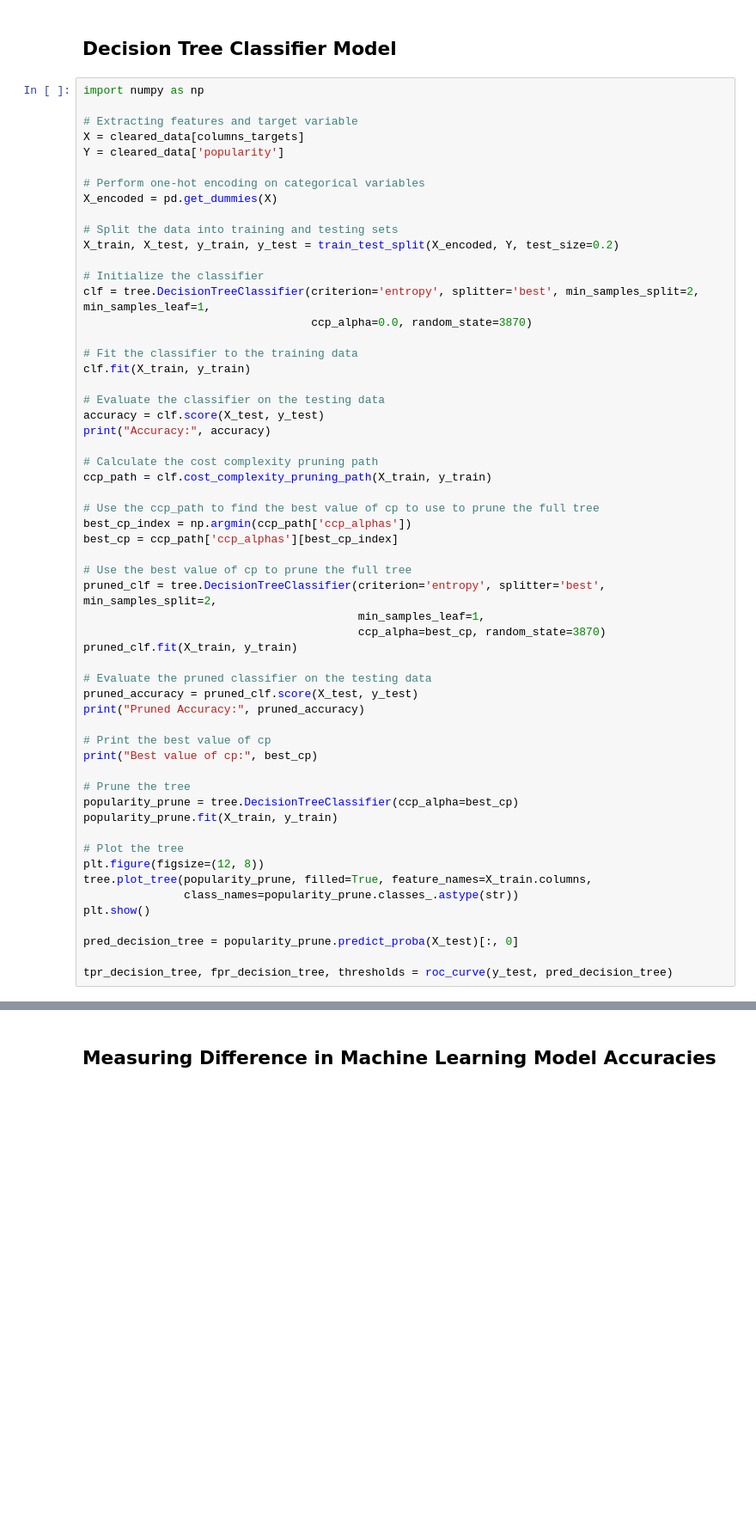
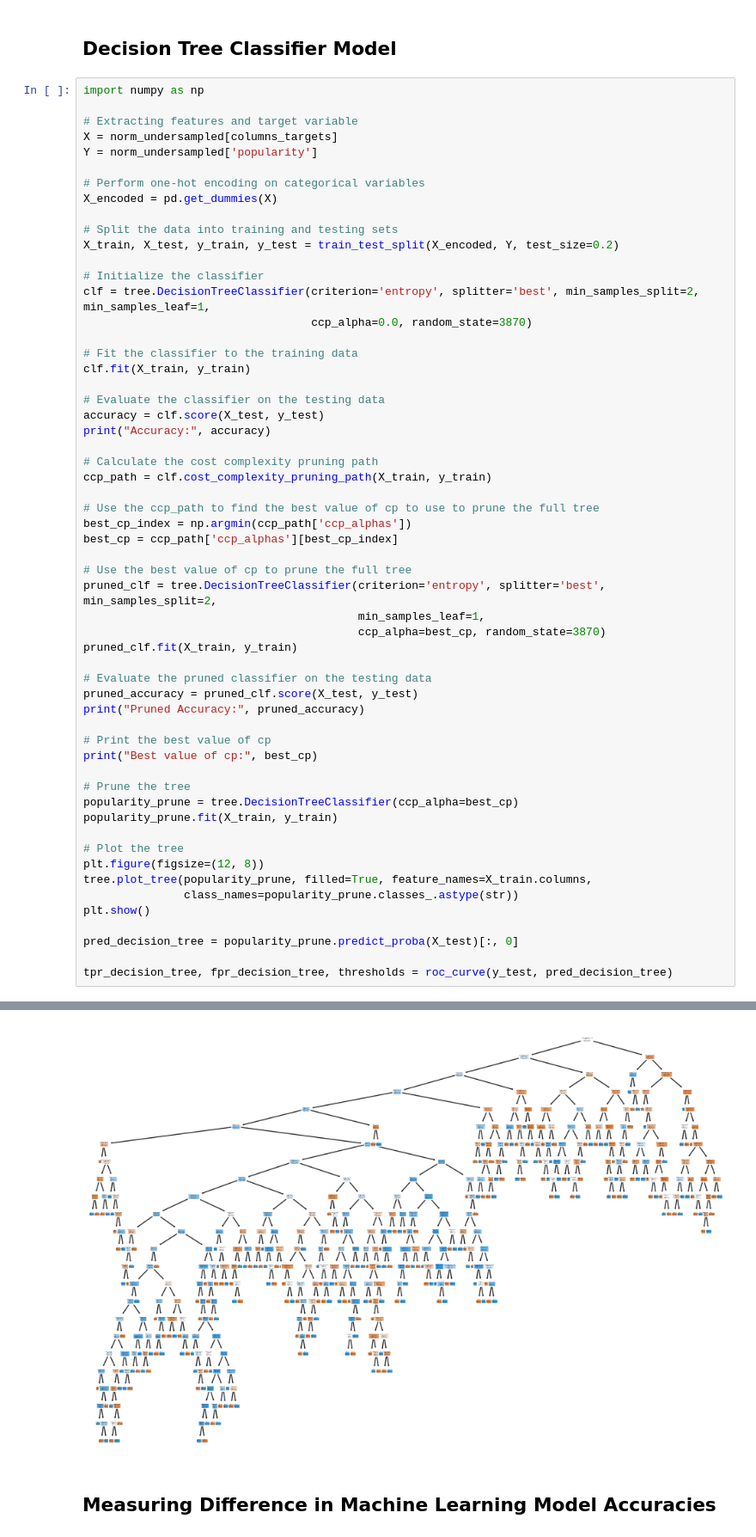
Before and after one commit to SamC0124/SClear_DDahal_MYinkaOke_Spotify_Project, a Jupyter notebook: cs3870_final_project.ipynb, the cells around one changed output, grey strips where cells are left out. Shown at 86% size. Saved outputs shown, nothing was run; the diff lists cells and outputs as text; blank space fills up the shorter version.

```diff
--- a/cs3870_final_project.ipynb
+++ b/cs3870_final_project.ipynb
@@ -543,8 +553,8 @@ Accuracy for k=2 with standardized data: 0.6
 import numpy as np
 
 # Extracting features and target variable
-X = cleared_data[columns_targets]
-Y = cleared_data['popularity']
+X = norm_undersampled[columns_targets]
+Y = norm_undersampled['popularity']
 
 # Perform one-hot encoding on categorical variables
 X_encoded = pd.get_dummies(X)
@@ -604,3 +613,4 @@ KeyboardInterrupt
+[figure, added]
 # %% [markdown]
 ## Measuring Difference in Machine Learning Model Accuracies
 # %%
```
Also changed, not shown: parts of 11 cells of this notebook.
